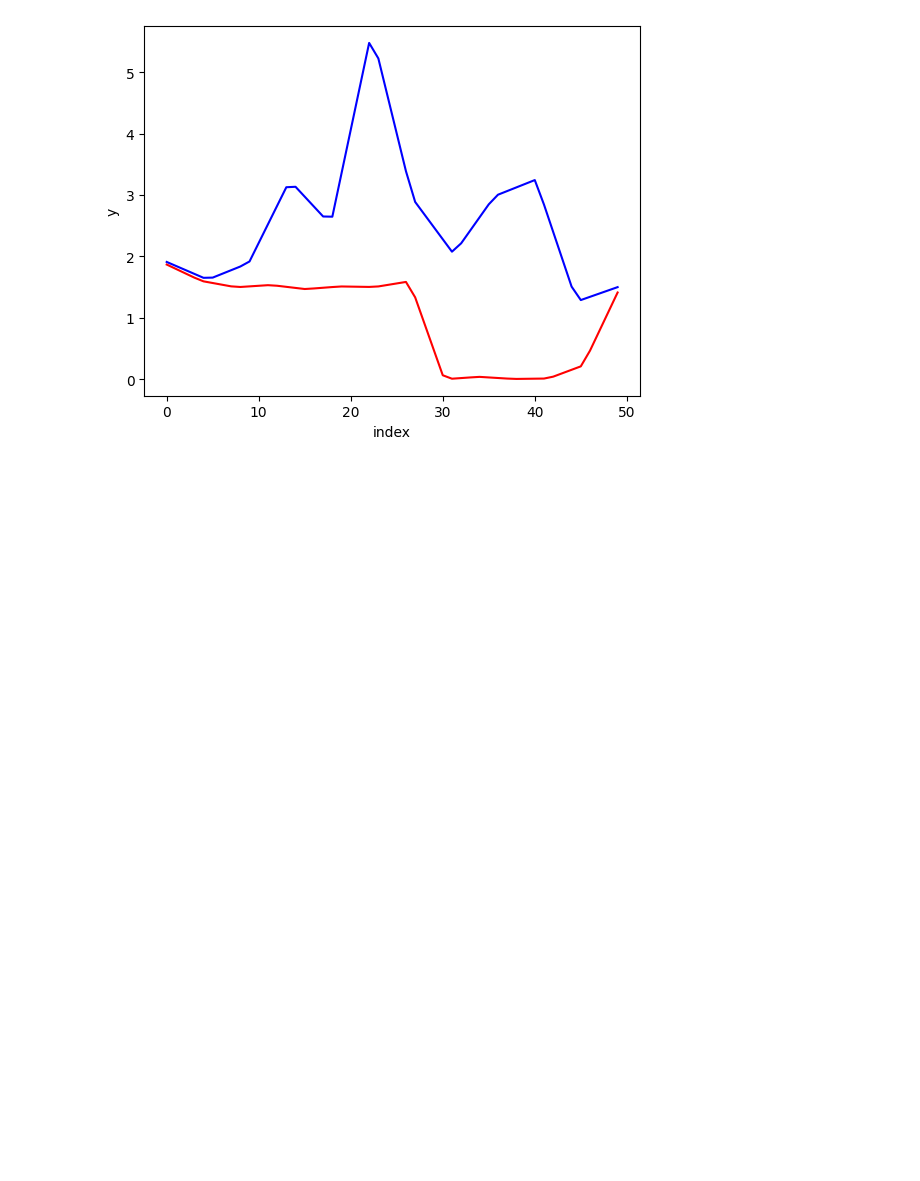
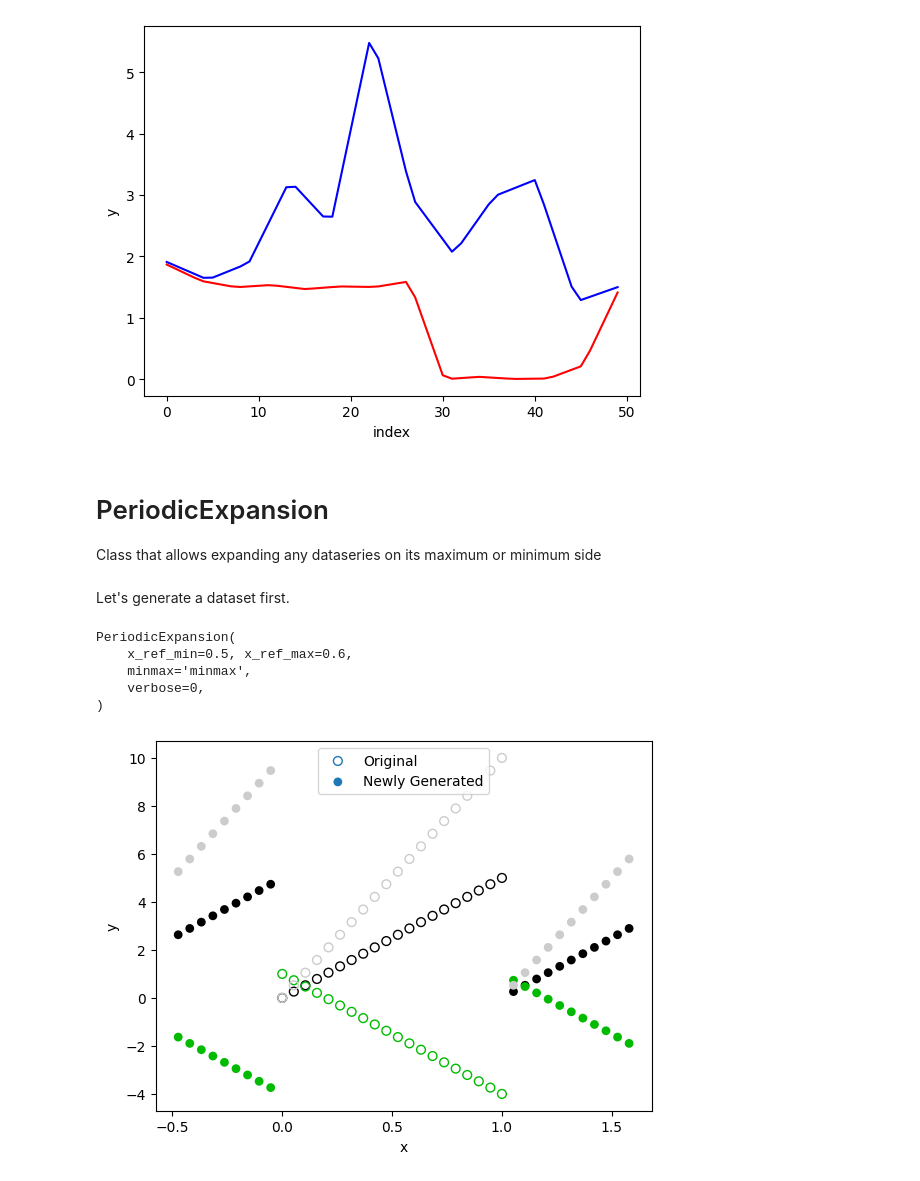
Before and after one commit to TheRedElement/astroLuSt, a Jupyter notebook: demos/synthetics_demo.ipynb, the cells around one changed output. Drawn from its saved outputs; the diff is of its cells as text; code cells hidden in the pictures; blank space fills up the shorter version.

Commit message:
added PeriodicExpansion to synthetics_demo.ipynb

```diff
--- a/demos/synthetics_demo.ipynb
+++ b/demos/synthetics_demo.ipynb
@@ -221,3 +196,36 @@ AugmentAxis(
     verbose=1,
 )
 [figure]
+# %% [markdown]
+# PeriodicExpansion
+
+Class that allows expanding any dataseries on its maximum or minimum side
+# %% [markdown]
+Let's generate a dataset first.
+# %%
+
+phases = np.linspace(0,1,20)
+x =np.linspace(0,5,20)
+y = 1-x
+z = 2*x
+
+X = np.array([x,y,z])
+# %%
+importlib.reload(aldm)
+
+PE = aldm.PeriodicExpansion(
+    0.5, 0.6, 'minmax'
+)
+print(PE)
+
+X_e, y_e = PE.fit_transform(X=X, y=phases)
+
+fig, axs = PE.plot_result(sctr_kwargs={'s':40})
+plt.show()
+# %% [output]
+PeriodicExpansion(
+    x_ref_min=0.5, x_ref_max=0.6,
+    minmax='minmax',
+    verbose=0,
+)
+[figure, added]
```
Also changed, not shown: parts of 2 cells of this notebook.
